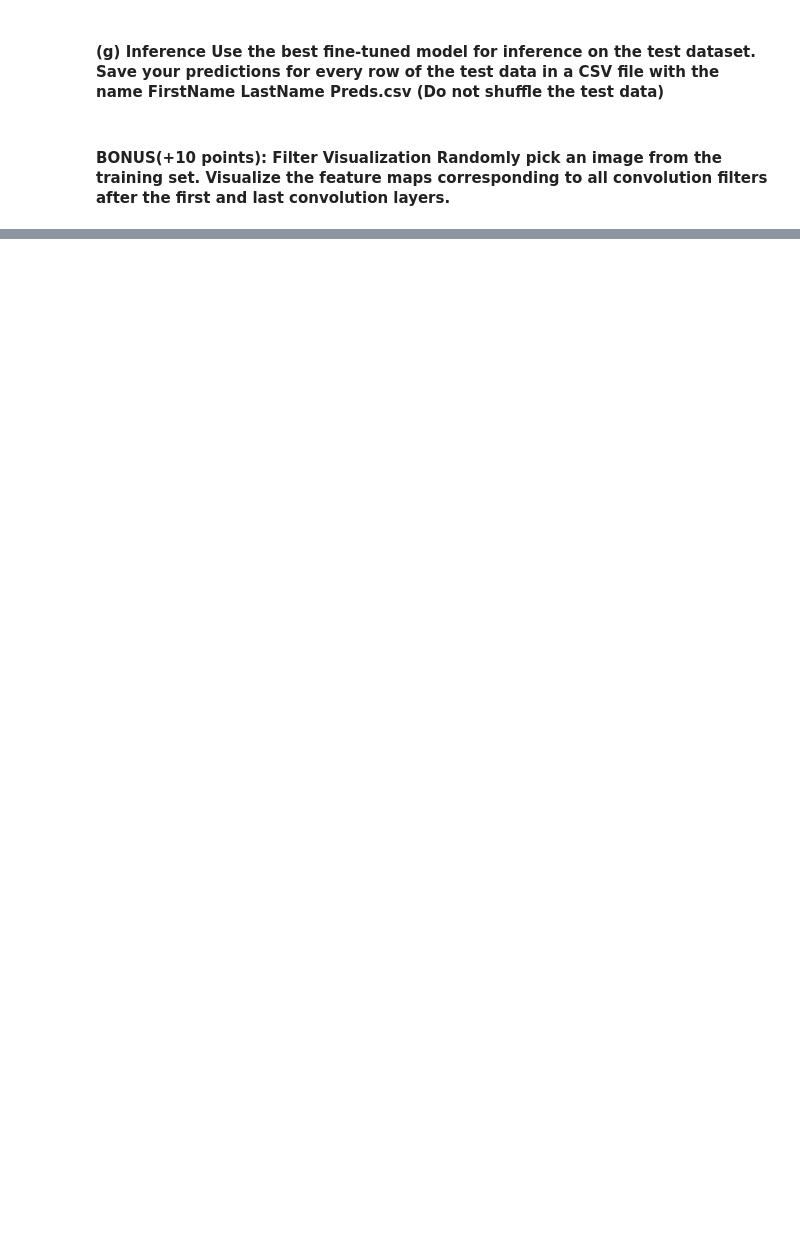
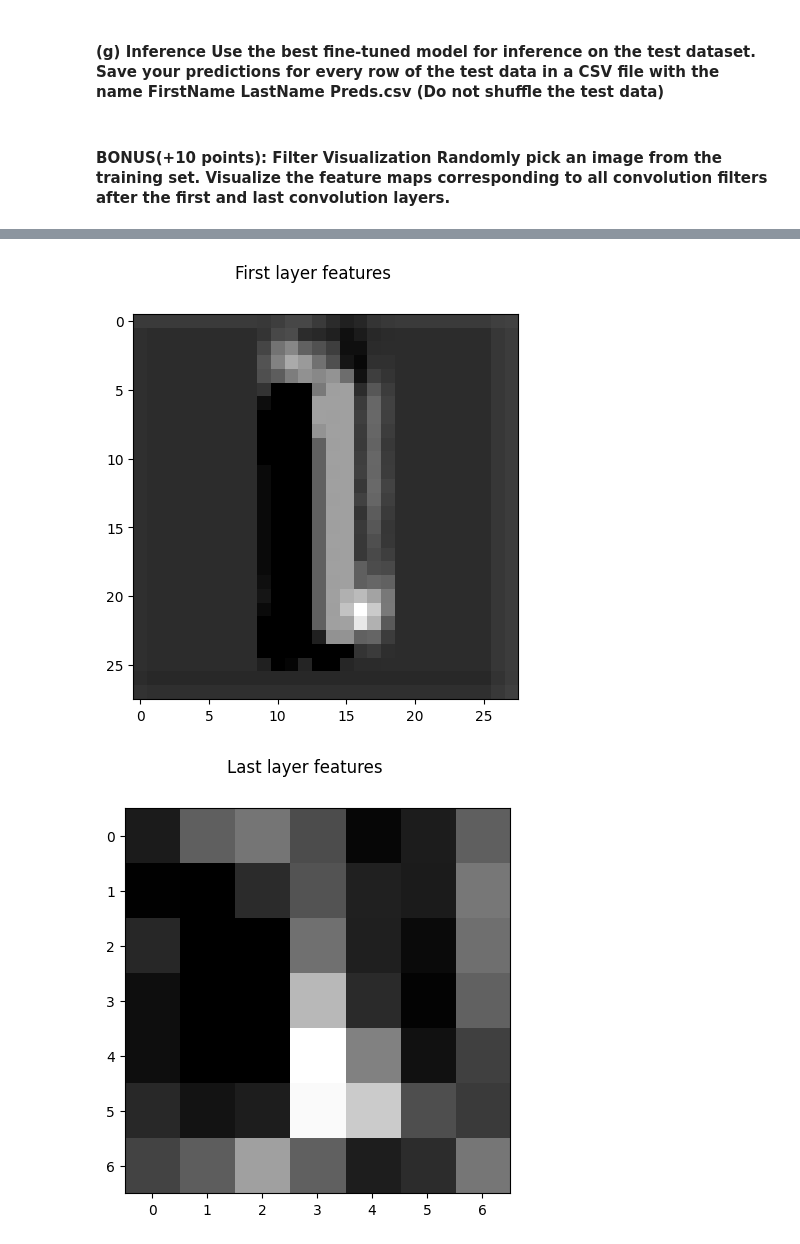
Before and after one commit to Jaron-U/CNN_MNIST, a Jupyter notebook: Jianglong_Yu_HW4.ipynb, the cells around one changed output, grey strips where cells are left out. Cells and saved outputs as stored; diff of their text form; code cells hidden in the pictures; blank space fills up the shorter version.

```diff
--- a/Jianglong_Yu_HW4.ipynb
+++ b/Jianglong_Yu_HW4.ipynb
@@ -269,0 +418,14 @@ Epoch 10/10, Train Loss: 0.13235359819528336, Val Loss: 0.11578176824748516, Tra
+# %%
+# plot the features
+def plot_features(features, title):
+    # in the cnn_block, each layer's output channel is the same as the input channel, which is 1
+    plt.figure(figsize=(10, 5))
+    plt.imshow(features[0][0].cpu().detach().numpy(), cmap='gray')
+    plt.suptitle(title)
+    plt.show()
+
+plot_features(features_first, 'First layer features')
+plot_features(features_last, 'Last layer features')
+# %% [output]
+[figure, added]
+[figure, added]
```
Also changed, not shown: parts of 14 cells of this notebook, 2 other files.
